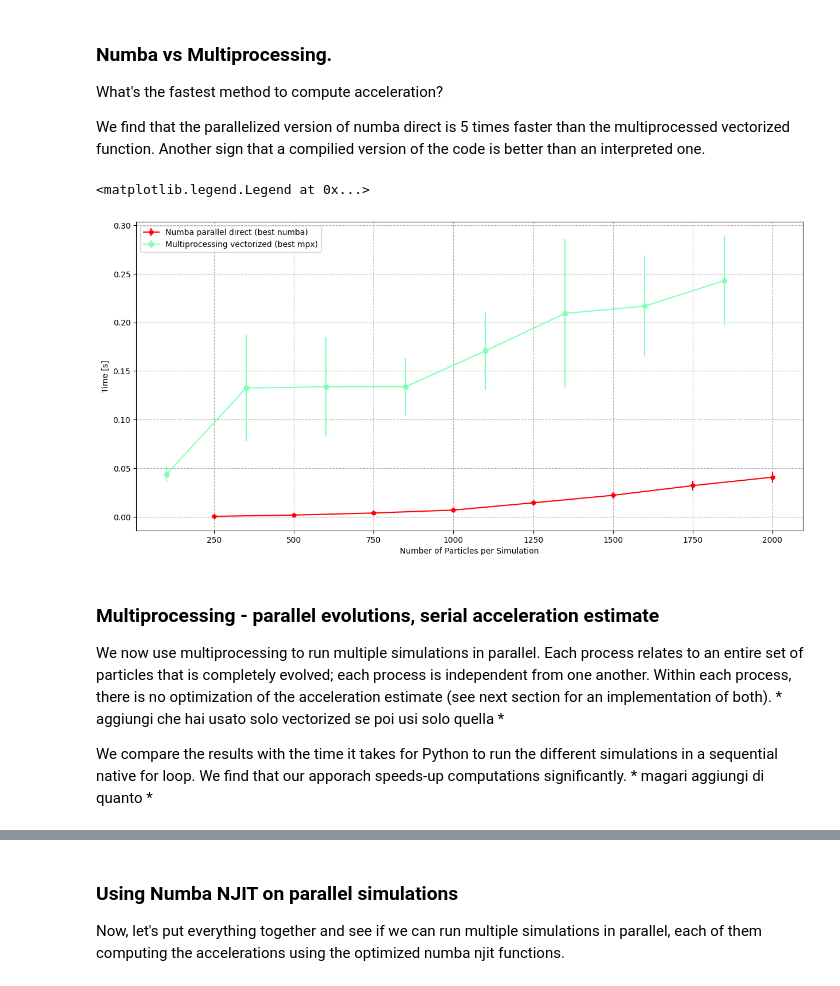
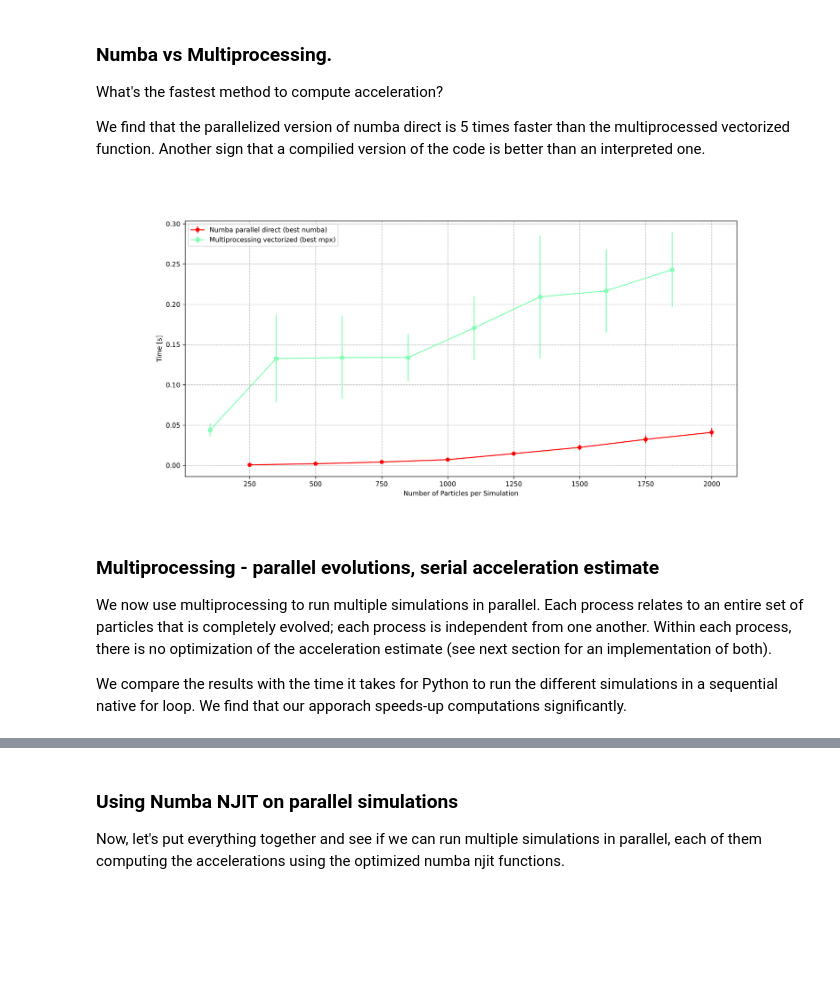
Before and after one commit to Berto70/pod_compastro23, a Jupyter notebook: project/cpu_optimization_report.ipynb, the cells around one changed output, grey strips where cells are left out. Saved outputs shown, nothing was run; the diff lists cells and outputs as text; code cells hidden in the pictures; blank space fills up the shorter version.

```diff
--- a/project/cpu_optimization_report.ipynb
+++ b/project/cpu_optimization_report.ipynb
@@ -548,53 +440,16 @@ plt.show()
 What's the fastest method to compute acceleration?
 
 We find that the parallelized version of numba direct is 5 times faster than the multiprocessed vectorized function. Another sign that a compilied version of the code is better than an interpreted one.
-# %%
-# Making plots...
-df_numba = pd.read_csv('numba/numba_timings.csv')
-group_numba = df_numba.groupby("n_particles").agg(["mean", "std"])
-df_pool = pd.read_csv("/ca23/ext_volume/project/multiprocessing/parallel_single_evo/POOL_single_evo_parallel_computation.csv")
-group_pool = df_pool.groupby("n_particles")[["parallel_time","serial_time"]].agg(["mean","std"])
-
-fig, axs = plt.subplots(figsize=(15, 7))
-colors = [cm.rainbow(i) for i in np.linspace(0, 1, 5)]
-
-
-i=0
-n_particles = np.arange(250,2250,250)
-axs.errorbar(n_particles, group_numba["direct_parallel"].values[:, 0], yerr=group_numba["direct_parallel"].values[:, 1], marker="p", linestyle="-", label="Numba parallel direct (best numba)", c=colors[i+4])
-
-
-
-i = 0
-# each group has n_particles fixed (that is its "name")
-n_particles = group_pool["parallel_time"]["mean"].keys().get_level_values(0).values
-
-
-axs.errorbar(n_particles[:8], group_pool["parallel_time"].values[:8,0], yerr=group_pool["parallel_time"].values[:8,1], marker="o", label="Multiprocessing vectorized (best mpx)", c=colors[2], linestyle='-')
-
-
-
-
-# Set labels and title
-axs.set_xlabel('Number of Particles per Simulation')
-axs.set_ylabel('Time [s]')
-axs.grid(linestyle='--')
-#axs.legend(handles=axs.get_legend_handles_labels()[:5], labels=axs.get_legend_handles_labels()[1][:5], loc="upper left")
-axs.legend(loc="upper left")
-
-
-#axs.set_xlim(0, 2000)
-
-#plt.savefig("numba_vs_pool.pdf")
-# %% [output]
-<matplotlib.legend.Legend at 0x...>
-[figure, removed]
+# %%
+Image("numba_vs_pool.png")
+# %% [output]
+[figure, added]
 # %% [markdown]
 ### Multiprocessing - parallel evolutions, serial acceleration estimate
 
-We now use multiprocessing to run multiple simulations in parallel. Each process relates to an entire set of particles that is completely evolved; each process is independent from one another. Within each process, there is no optimization of the acceleration estimate (see next section for an implementation of both). * aggiungi che hai usato solo vectorized se poi usi solo quella *
+We now use multiprocessing to run multiple simulations in parallel. Each process relates to an entire set of particles that is completely evolved; each process is independent from one another. Within each process, there is no optimization of the acceleration estimate (see next section for an implementation of both).
 
-We compare the results with the time it takes for Python to run the different simulations in a sequential native for loop. We find that our apporach speeds-up computations significantly. * magari aggiungi di quanto *
+We compare the results with the time it takes for Python to run the different simulations in a sequential native for loop. We find that our apporach speeds-up computations significantly.
 # %%
 """
 Evolve multiple integrators in parallel and compare the results with serial evolution.
```
Also changed, not shown: parts of 23 cells of this notebook.
